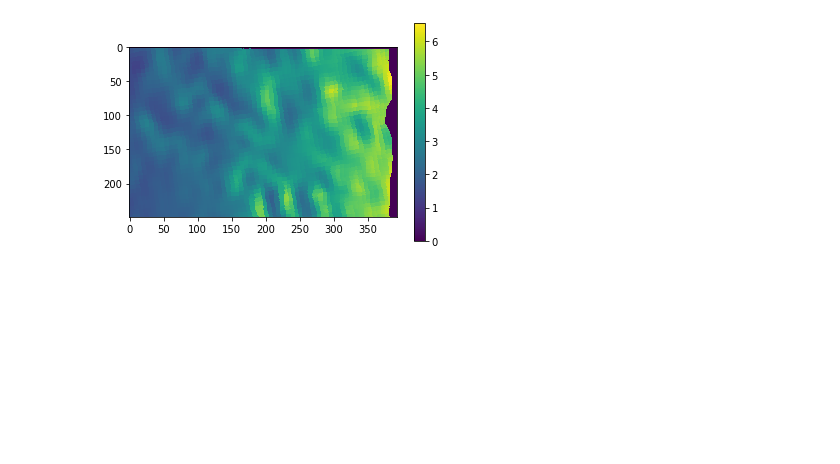
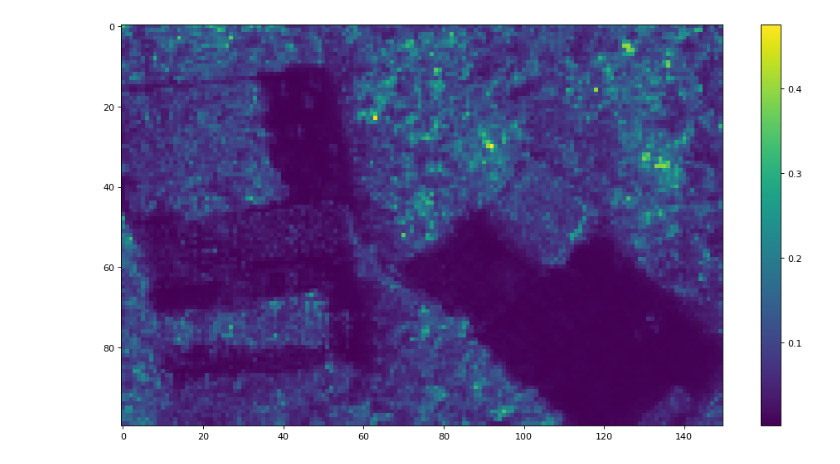
Before and after one commit to YamSok/CESBIO_BIOMASS, a Jupyter notebook: test.ipynb, the cells around one changed output. Saved outputs shown, nothing was run; the diff lists cells and outputs as text; code cells hidden in the pictures; blank space fills up the shorter version.

```diff
--- a/test.ipynb
+++ b/test.ipynb
@@ -19,9 +19,12 @@ plt.show()
-# %%
-plt.imshow(band1[:250,800:])
-plt.colorbar()
-plt.show()
-# %% [output]
-[figure, removed]
+# %%
+figure(num=None, figsize=(15, 8), dpi=80, facecolor='w', edgecolor='k')
+original = band2[10:600,700:1000]
+plt.imshow(original[350:450,:150])
+template = original[350:450,:150]
+plt.colorbar()
+plt.show()
+# %% [output]
+[figure, added]
 # %%
 from scipy import signal
 from scipy import misc
```
Also changed, not shown: parts of 3 cells of this notebook.
